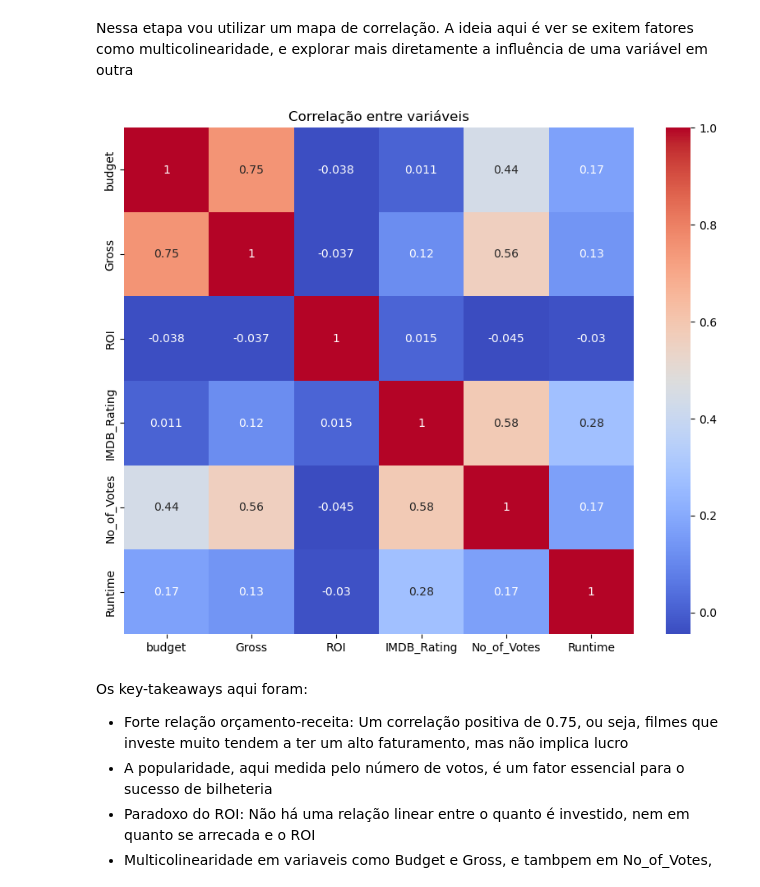
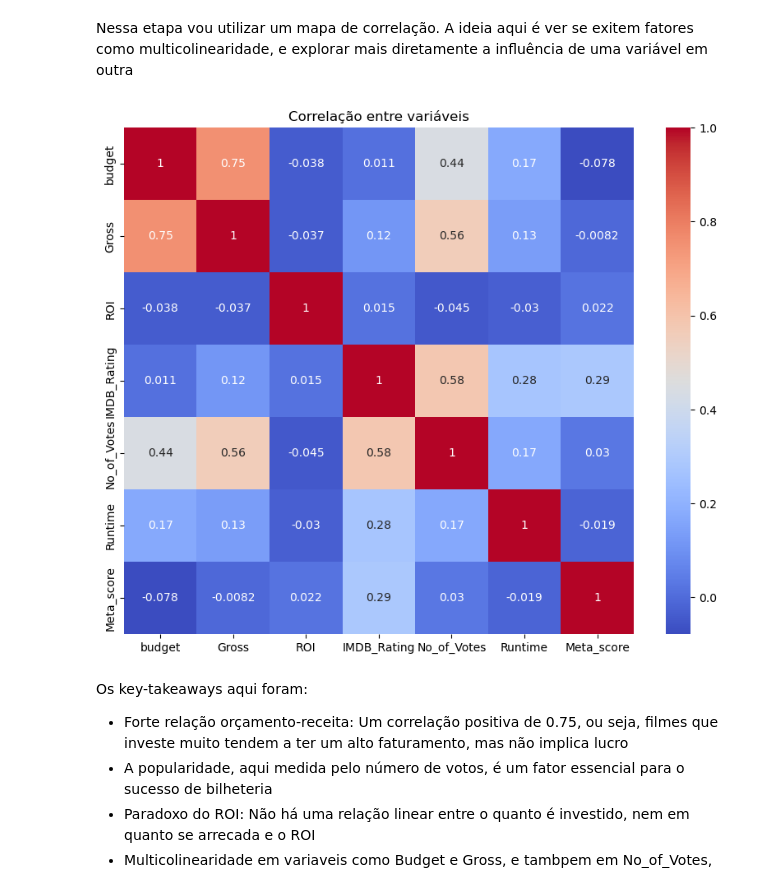
Before and after one commit to GabrielcordH/analise_IMDB, a Jupyter notebook: EDA.ipynb, the cells around one changed output. Cells and saved outputs as stored; diff of their text form; code cells hidden in the pictures.

```diff
--- a/EDA.ipynb
+++ b/EDA.ipynb
@@ -336,11 +334,11 @@ Com o p-valor > 0.05, a hipótese nula não é rejeitada, logo não existe uma r
 Nessa etapa vou utilizar um mapa de correlação. A ideia aqui é ver se exitem fatores como multicolinearidade, e explorar mais diretamente a influência de uma variável em outra
 # %%
 plt.figure(figsize=(10,8))
-sns.heatmap(df[['budget','Gross','ROI','IMDB_Rating','No_of_Votes','Runtime']].corr(), annot=True, cmap='coolwarm')
+sns.heatmap(df[['budget','Gross','ROI','IMDB_Rating','No_of_Votes','Runtime', 'Meta_score']].corr(), annot=True, cmap='coolwarm')
 plt.title("Correlação entre variáveis")
 plt.show()
 # %% [output]
-[figure, old version]
+[figure, new version]
 # %% [markdown]
 Os key-takeaways aqui foram:
 - Forte relação orçamento-receita: Um correlação positiva de 0.75, ou seja, filmes que investe muito tendem a ter um alto faturamento, mas não implica lucro
```
Also changed, not shown: parts of 1 cell of this notebook, 1 other file.
